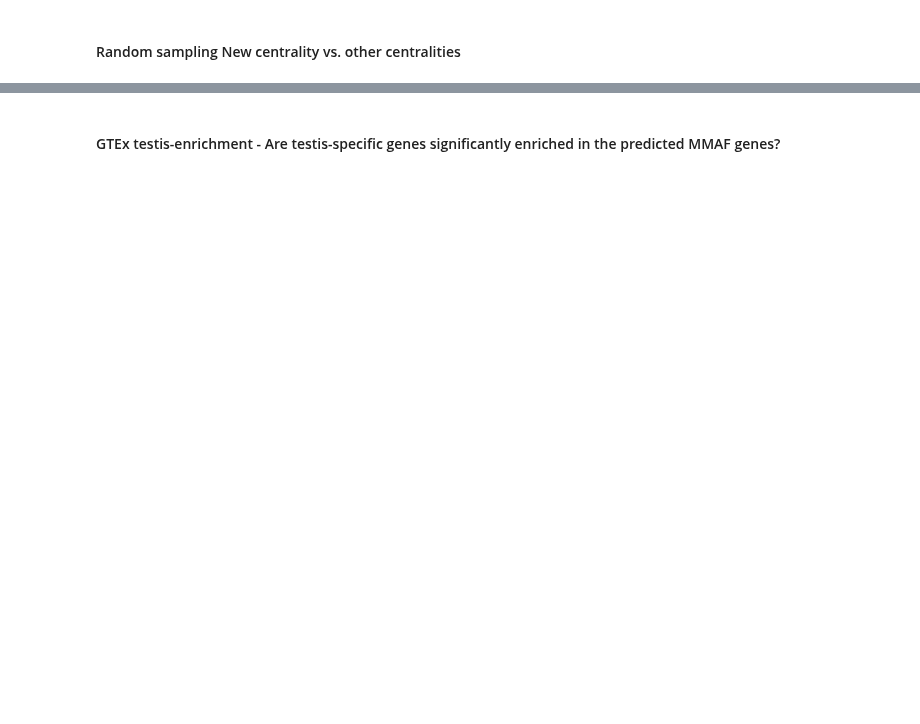
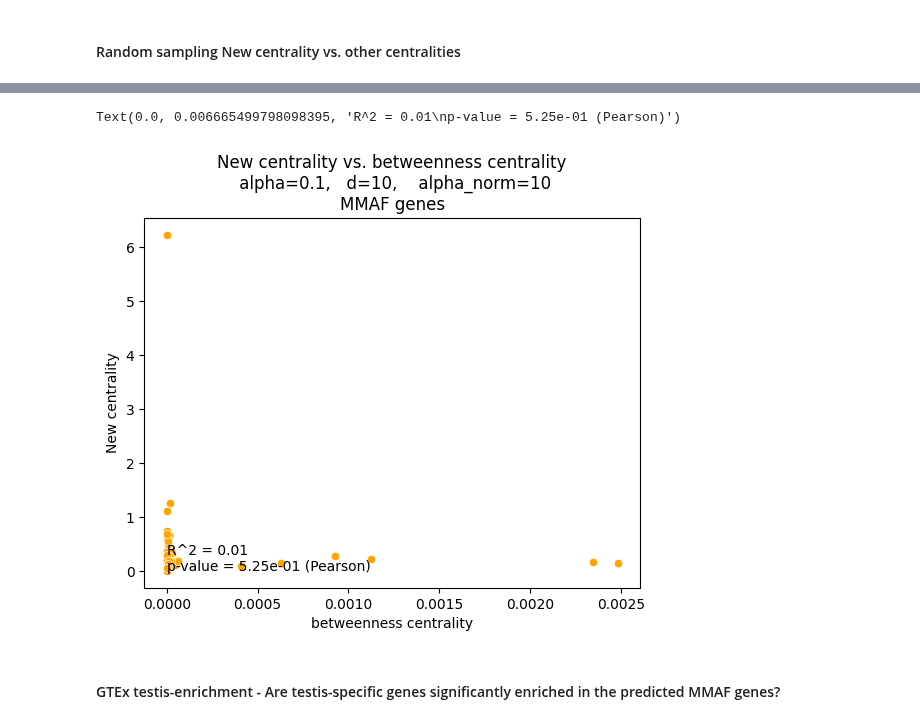
Before and after one commit to jjjk123/grexome-TIMC-Secondary-interactome, a Jupyter notebook: Interactome/jupyter_notebooks/analyze_scores_newCentrality.ipynb, the cells around one changed output, grey strips where cells are left out. Cells and saved outputs as stored; diff of their text form; code cells hidden in the pictures; blank space fills up the shorter version.

Commit message:
add phenotype-associated enrichment

```diff
--- a/Interactome/jupyter_notebooks/analyze_scores_newCentrality.ipynb
+++ b/Interactome/jupyter_notebooks/analyze_scores_newCentrality.ipynb
@@ -257,3 +258,22 @@ Text(0.0, 0.0, 'R^2 = 0.3\np-value = 4e-07 (Pearson)')
+# %%
+x = list(scores_centrality_causal_sorted.values())
+y = list(scores_leave_one_out_sorted.values())
+
+stats, p_value = scipy.stats.pearsonr(x, y)
+R2 = '{:g}'.format(float('{:.1g}'.format(stats**2)))
+p_value = check_pvalue(pvalue=p_value)
+
+seaborn.scatterplot(x=x,
+                y=y,
+                color='orange')
+
+matplotlib.pyplot.title(f"New centrality vs. {CENTRALITY} centrality\n alpha={ALPHA},   d={D_MAX},    alpha_norm={ALPHA_NORM}\n{PHENOTYPE} genes")
+matplotlib.pyplot.ylabel("New centrality")
+matplotlib.pyplot.xlabel(f"{CENTRALITY} centrality")
+matplotlib.pyplot.text(x=min(x), y=min(y), s=f"R^2 = {R2}\np-value = {p_value} (Pearson)")
+# %% [output]
+Text(0.0, 0.006665499798098395, 'R^2 = 0.01\np-value = 5.25e-01 (Pearson)')
+[figure, added]
 # %% [markdown]
 #### GTEx testis-enrichment - Are testis-specific genes significantly enriched in the predicted MMAF genes?
 # %%
```
Also changed, not shown: parts of 18 cells of this notebook.
